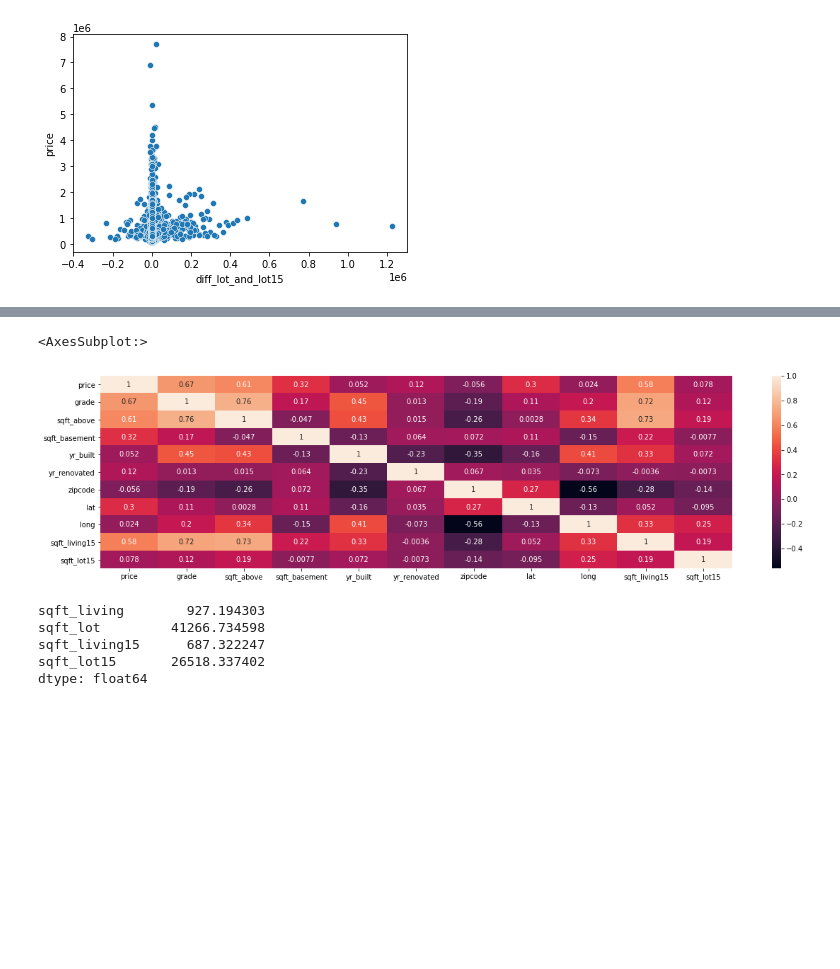
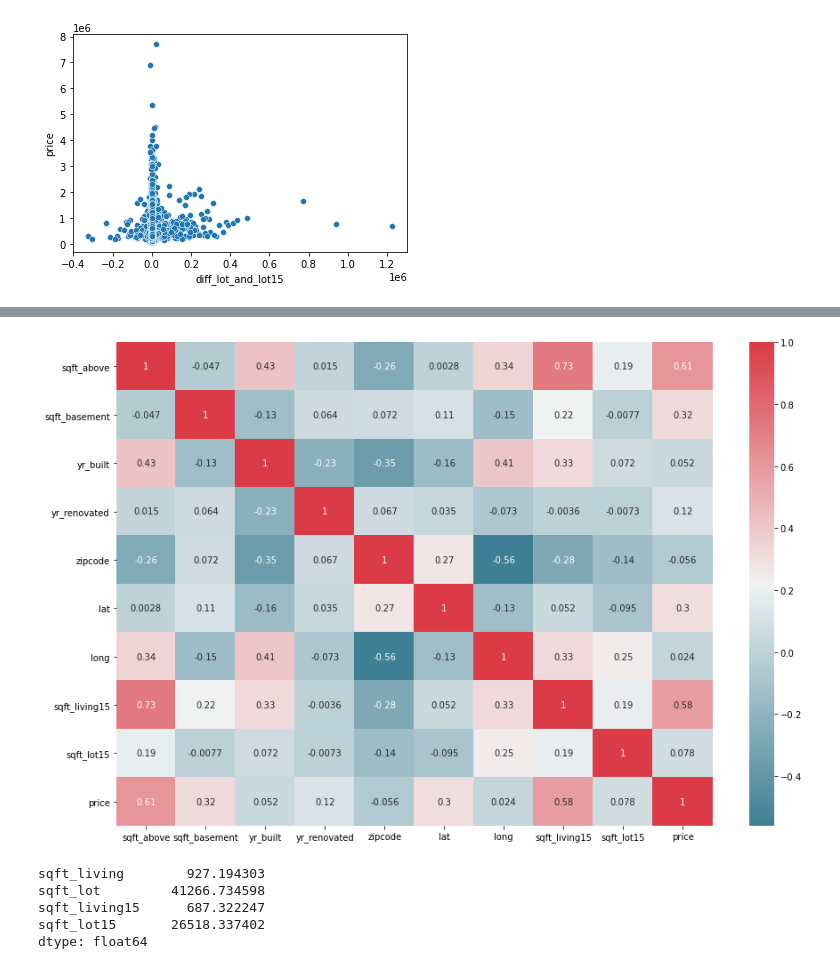
Before and after one commit to vaibhavvarmadv/HousePricePrediction, a Jupyter notebook: EDA.ipynb, the cells around one changed output, grey strips where cells are left out. Cells and saved outputs as stored; diff of their text form; code cells hidden in the pictures; blank space fills up the shorter version.

```diff
--- a/EDA.ipynb
+++ b/EDA.ipynb
@@ -395,0 +1133,8 @@ sns.scatterplot(x = data_traversed_area.diff_lot_and_lot15, y = data_traversed_a
+# %%
+def correlation_heatmap(df1):
+    _,ax=plt.subplots(figsize=(15,10))
+    colormap=sns.diverging_palette(220,10,as_cmap=True)
+    sns.heatmap(df1.corr(),annot=True,cmap=colormap)
+
+correlation_heatmap(houses.drop(["id", "date", "sqft_above", "sqft_basement", "yr_built","yr_renovated","zipcode",
+                           "lat","long","sqft_living15","sqft_lot15"], axis=1))
@@ -396,13 +1143,15 @@ sns.scatterplot(x = data_traversed_area.diff_lot_and_lot15, y = data_traversed_a
 # %%
-plt.figure(figsize=(20,5))
-sns.heatmap(data[['price','grade', 'sqft_above', 'sqft_basement', 'yr_built', 'yr_renovated',
- 'zipcode', 'lat', 'long', 'sqft_living15', 'sqft_lot15']].corr(), annot= True)
+def correlation_heatmap(df1):
+    _,ax=plt.subplots(figsize=(15,10))
+    colormap=sns.diverging_palette(220,10,as_cmap=True)
+    sns.heatmap(df1.corr(),annot=True,cmap=colormap)
 
+correlation_heatmap(houses[[ "sqft_above", "sqft_basement", "yr_built","yr_renovated","zipcode",
+                           "lat","long","sqft_living15","sqft_lot15",'price']])
 
 # Grade , sqft_above,sqft_living15 have high impact on price
 # %% [output]
-<AxesSubplot:>
-[figure, old version]
+[figure, new version]
 # %%
 data_traversed_area[['sqft_living', 'sqft_lot','sqft_living15', 'sqft_lot15']].std()
 
```
Also changed, not shown: parts of 93 cells of this notebook, 1 other file.
